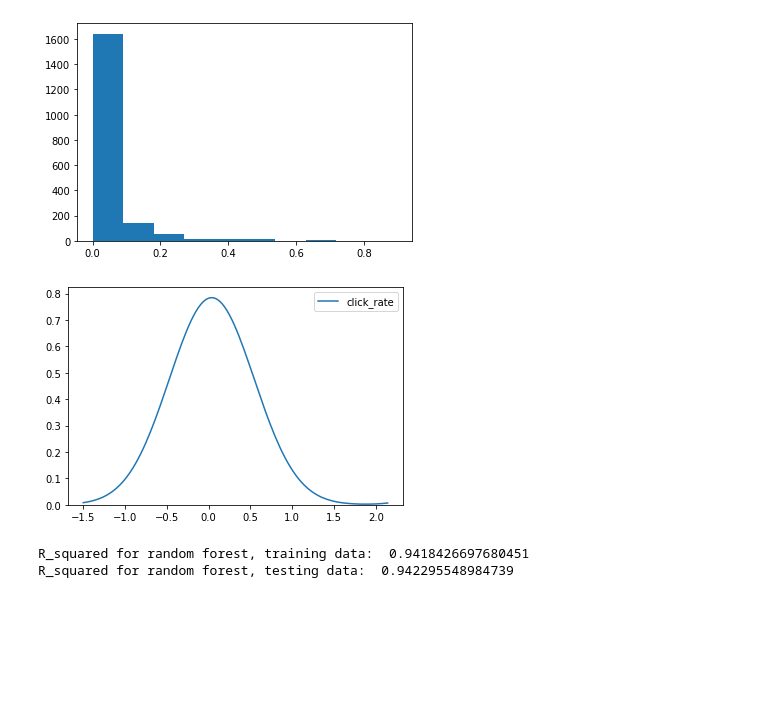
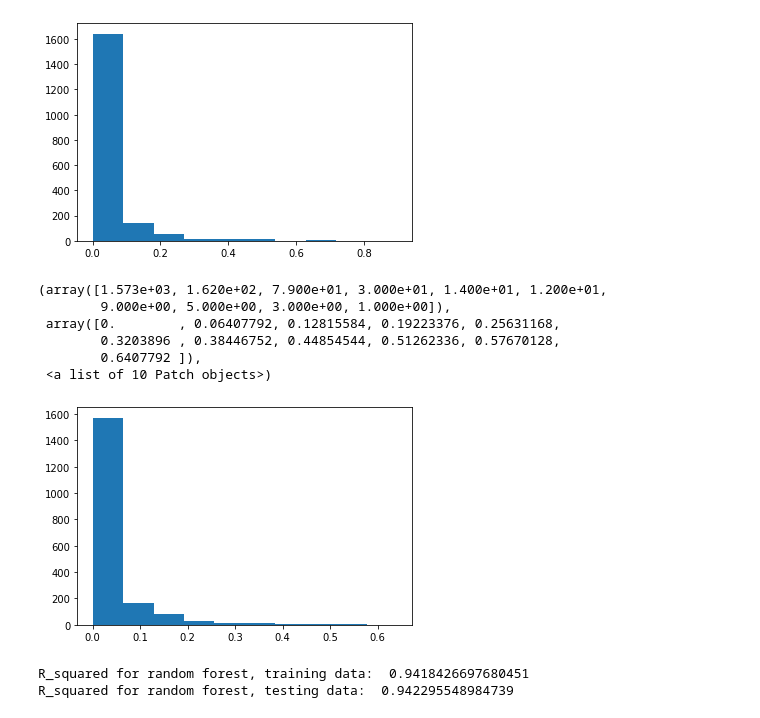
Before and after one commit to akshadaas/Prediction-of-click_rate-HackathonAnalyticsVidya, a Jupyter notebook: Hackathon-analyticsVidya.ipynb, the cells around one changed output. Drawn from its saved outputs; the diff is of its cells as text; code cells hidden in the pictures; blank space fills up the shorter version.

```diff
--- a/Hackathon-analyticsVidya.ipynb
+++ b/Hackathon-analyticsVidya.ipynb
@@ -8,8 +8,8 @@ from sklearn.metrics import r2_score,accuracy_score
 from sklearn.model_selection import train_test_split
 # %%
 #reading csv file
-train_data = pd.read_csv(r'C:\Users\Dell\Documents\Akshada\Data\train.csv') #train_file
-test_data = pd.read_csv(r'C:\Users\Dell\Documents\Akshada\Data\test.csv')
+train_data = pd.read_csv('train.csv') #train_file
+test_data = pd.read_csv('test.csv')
 # %%
 #convert categorical data into numeric
 train_data['times_of_day'].replace(['Evening', 'Morning', 'Noon'],
@@ -69,9 +69,15 @@ plt.hist(train_data['click_rate'])
 [figure]
 # %%
 train_data['click_rate'] = np.log(train_data['click_rate']+1)
-plt.hist()
+plt.hist(train_data['click_rate'])
 # %% [output]
+(array([1.573e+03, 1.620e+02, 7.900e+01, 3.000e+01, 1.400e+01, 1.200e+01,
+        9.000e+00, 5.000e+00, 3.000e+00, 1.000e+00]),
+ array([0.        , 0.06407792, 0.12815584, 0.19223376, 0.25631168,
+        0.3203896 , 0.38446752, 0.44854544, 0.51262336, 0.57670128,
+        0.6407792 ]),
+ <a list of 10 Patch objects>)
-[figure, old version]
+[figure, new version]
 # %%
 
 X = train_data.iloc[:,1:len(train_data.columns)-1]
```
Also changed, not shown: parts of 5 cells of this notebook.
